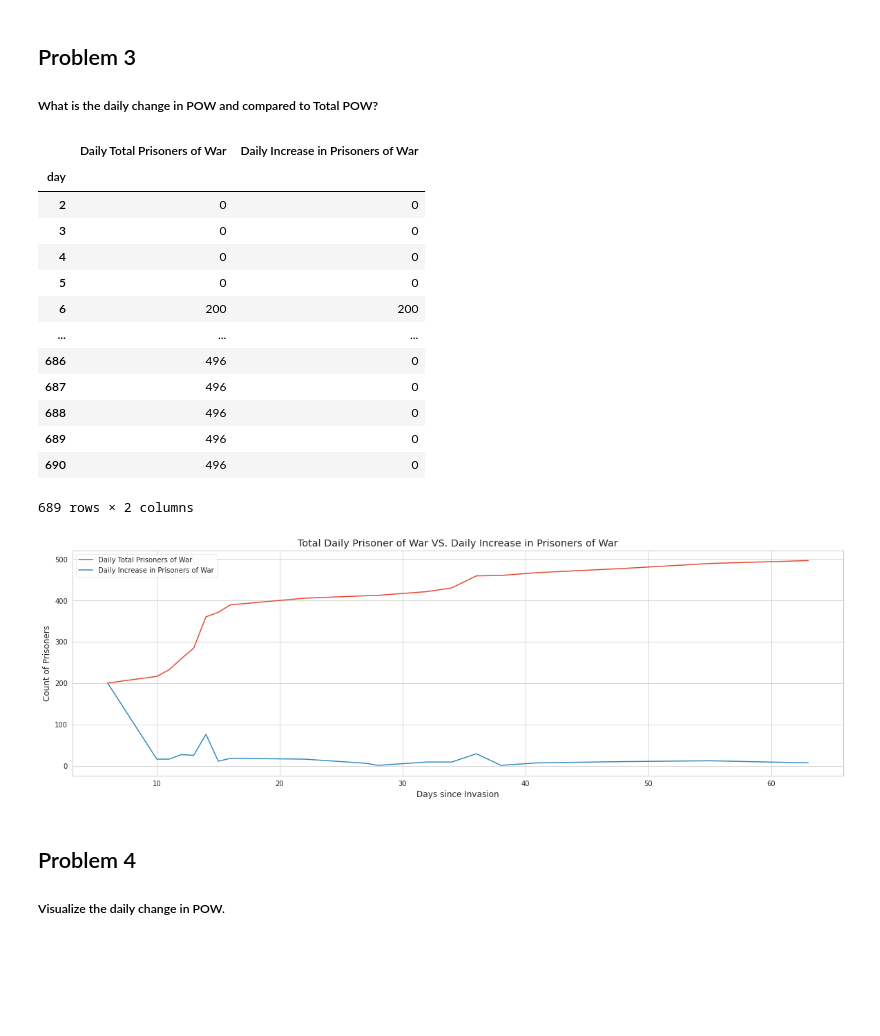
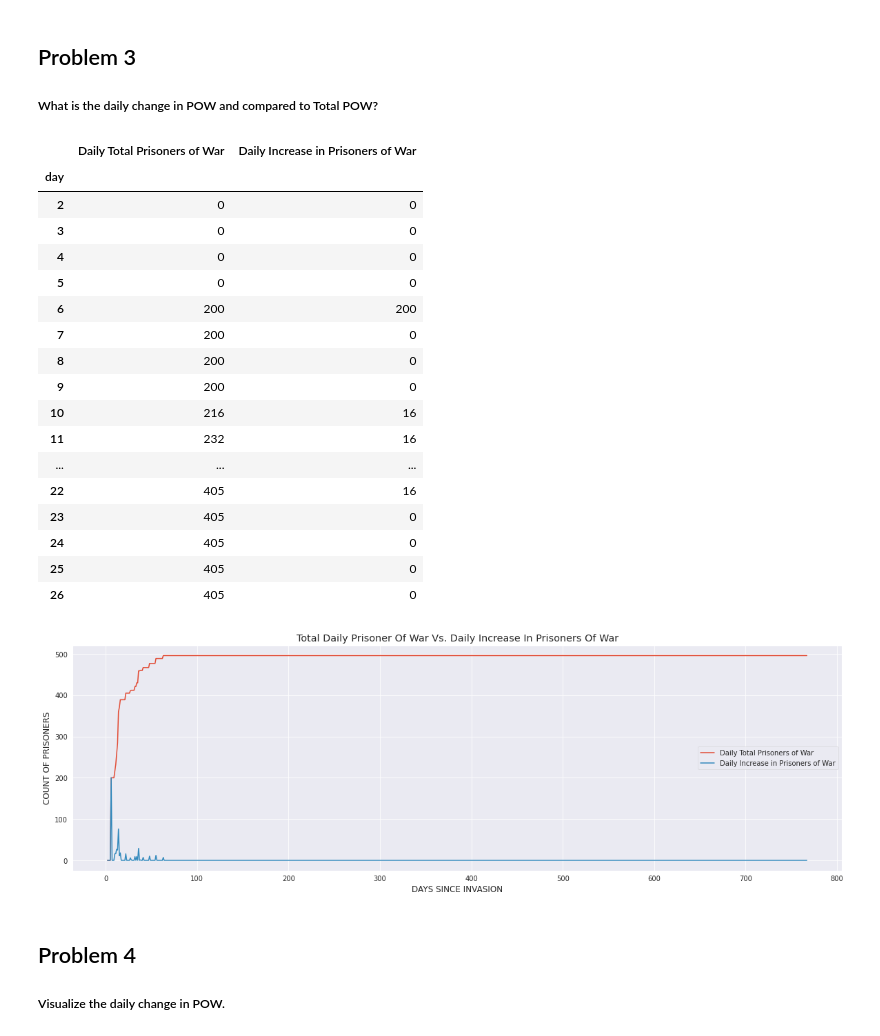
Before and after one commit to Sonya-7/Russian_Invasion_of_Ukraine, a Jupyter notebook: russian-invasion-of-ukraine.ipynb, the cells around one changed output. Cells and saved outputs as stored; diff of their text form; code cells hidden in the pictures; blank space fills up the shorter version.

```diff
--- a/russian-invasion-of-ukraine.ipynb
+++ b/russian-invasion-of-ukraine.ipynb
@@ -63,0 +102,5 @@ russian_personnel
+# %%
+# fill empty rows with 0 and change data type
+russian_personnel.fillna(0, inplace=True)
+russian_personnel = russian_personnel.astype(int)[::-1]
+print("Done")
@@ -64,12 +109,4 @@ russian_personnel
 # %%
-#remove confusing columns and set index for sorting by date.
-russian_personnel.drop(['personnel', 'personnel*'], axis=1, inplace=True)
-russian_personnel.set_index('date', inplace=True)
-
-# fill empty rows with 0 and change data type
-russian_personnel.fillna(0, inplace=True)
-russian_personnel = russian_personnel.astype(int)
-
 # replace blanks at the end of POW column with continuous count
 last = 0
 newpow = []
@@ -81,7 +118,7 @@ for i in russian_personnel['POW'].values:
     newpow.append(i)
 russian_personnel['POW'] = newpow
 
-# view data
+# view clean data
 russian_personnel.info()
 russian_personnel
 # %% [output]
@@ -314,7 +464,7 @@ pow_data['Daily Increase in Prisoners of War'] = increase
 pow_data_ = pow_data[['day', 'POW', 'Daily Increase in Prisoners of War']].set_index('day')
 pow_data_.rename(columns={'POW':'Daily Total Prisoners of War'}, inplace=True)
 
-pow_data_
+pow_data_.head(25)
 # %% [output]
 |  | Daily Total Prisoners of War | Daily Increase in Prisoners of War |
 | day |  |  |
@@ -323,25 +473,29 @@ pow_data_
 | 4 | 0 | 0 |
 | 5 | 0 | 0 |
 | 6 | 200 | 200 |
+| 7 | 200 | 0 |
+| 8 | 200 | 0 |
+| 9 | 200 | 0 |
+| 10 | 216 | 16 |
+| 11 | 232 | 16 |
 | ... | ... | ... |
-| 686 | 496 | 0 |
-| 687 | 496 | 0 |
-| 688 | 496 | 0 |
-| 689 | 496 | 0 |
-| 690 | 496 | 0 |
+| 22 | 405 | 16 |
+| 23 | 405 | 0 |
+| 24 | 405 | 0 |
+| 25 | 405 | 0 |
+| 26 | 405 | 0 |
-689 rows × 2 columns
 # %%
 # Set graph style
-sns.set_style('whitegrid')
+sns.set_style('darkgrid')
 
 # Create graph
-pow_data_[pow_data_['Daily Increase in Prisoners of War'] > 0].plot(figsize=(20,6))
-plt.xlabel('Days since Invasion')
-plt.ylabel('Count of Prisoners')
-plt.title("Total Daily Prisoner of War VS. Daily Increase in Prisoners of War")
+pow_data_.plot(figsize=(20,6))
+plt.xlabel('Days since Invasion'.upper())
+plt.ylabel('Count of Prisoners'.upper())
+plt.title("Total Daily Prisoner of War VS. Daily Increase in Prisoners of War".title())
 plt.show()
 # %% [output]
-[figure, old version]
+[figure, new version]
 # %% [markdown]
 ## Problem 4
 ##### Visualize the daily change in POW.
```
Also changed, not shown: parts of 48 cells of this notebook.
